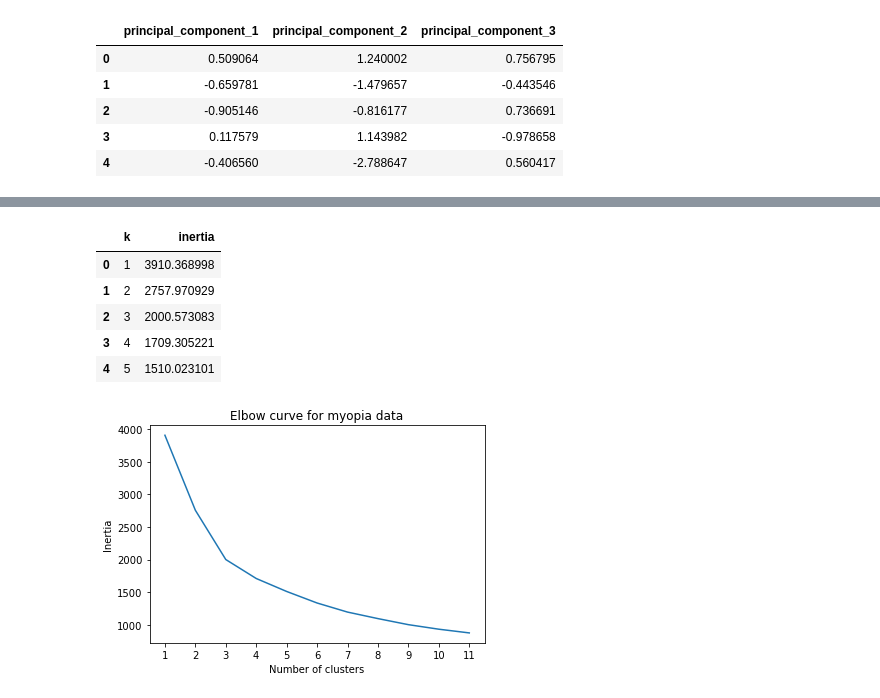
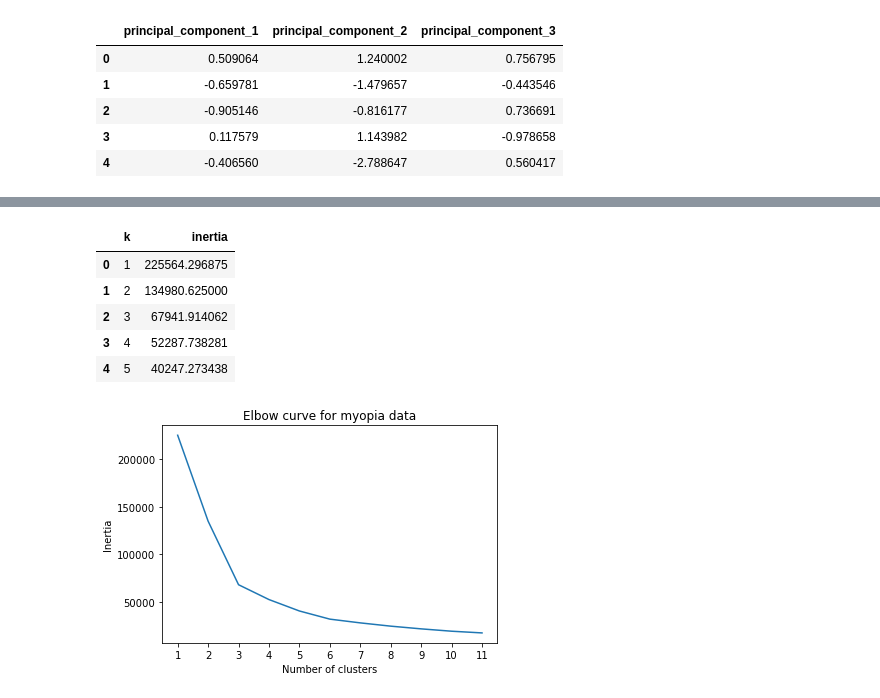
Before and after one commit to bhubh/unsupervised_learning_challenge, a Jupyter notebook: myopia_nb.ipynb, the cells around one changed output, grey strips where cells are left out. Drawn from its saved outputs; the diff is of its cells as text; code cells hidden in the pictures.

```diff
--- a/myopia_nb.ipynb
+++ b/myopia_nb.ipynb
@@ -184,3 +184,7 @@ myopia_pca_only.head()
 | 2 | -0.905146 | -0.816177 | 0.736691 |
 | 3 | 0.117579 | 1.143982 | -0.978658 |
 | 4 | -0.406560 | -2.788647 | 0.560417 |
+# %%
+# performing K-means with TSNE  data
+myopia_tsne_only = myopia_pca_df.drop(["principal_component_1","principal_component_2","principal_component_3"], axis =1)
+myopia_tsne_only.head()
@@ -187,27 +198,27 @@ myopia_pca_only.head()
 # %%
 # using elbow curve to identify best numbers of clusters
 inertia = []
 k = list(range(1,12))
 
 #Calculating hte inertia for the range of k values
 for i in k:
     km = KMeans(n_clusters=i, random_state = 0)
-    km.fit(myopia_pca_only)
+    km.fit(myopia_tsne_only)
     #km.fit(myopia_dfT)
     inertia.append(km.inertia_)
 
 
 #creating the elbow plot
 elbow_data = {"k":k, "inertia":inertia}
 myopia_elbow = pd.DataFrame(elbow_data)
 myopia_elbow.head()
 # %% [output]
 |  | k | inertia |
-| 0 | 1 | 3910.368998 |
-| 1 | 2 | 2757.970929 |
-| 2 | 3 | 2000.573083 |
-| 3 | 4 | 1709.305221 |
-| 4 | 5 | 1510.023101 |
+| 0 | 1 | 225564.296875 |
+| 1 | 2 | 134980.625000 |
+| 2 | 3 | 67941.914062 |
+| 3 | 4 | 52287.738281 |
+| 4 | 5 | 40247.273438 |
 # %%
 #plot the elbow curve to find best candidate for k
 plt.plot(myopia_elbow["k"], myopia_elbow["inertia"] )
@@ -215,9 +226,10 @@ plt.xticks(range(1,12))
 plt.xlabel('Number of clusters')
 plt.ylabel('Inertia')
 plt.title('Elbow curve for myopia data')
+plt.savefig('Elbow_curve.png')
 plt.show()
 # %% [output]
-[figure, old version]
+[figure, new version]
 # %%
 #defining a function for calculating class for given values of clusters
 def get_clusters(k, data):
```
Also changed, not shown: parts of 6 cells of this notebook, 4 other files.
